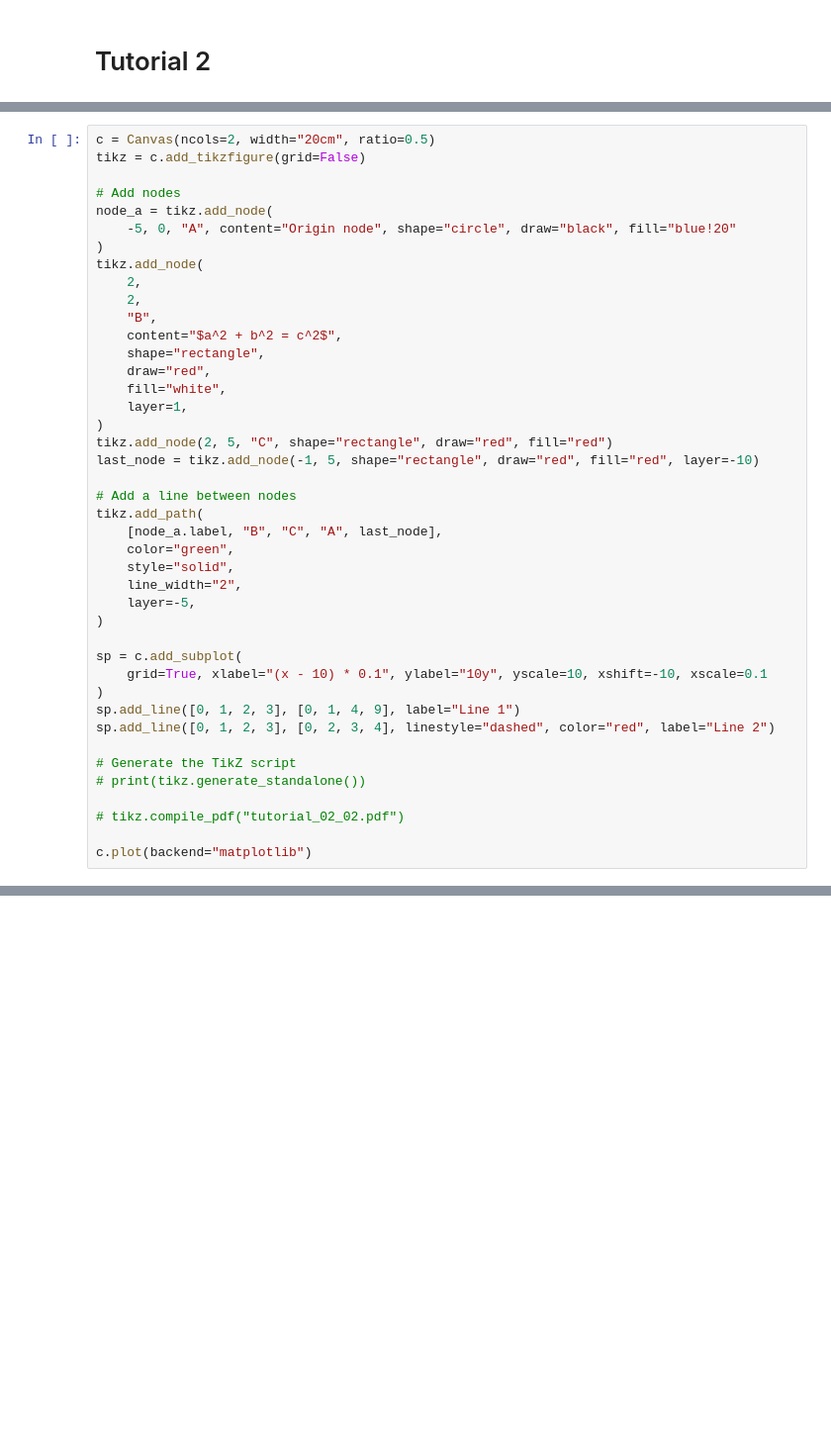
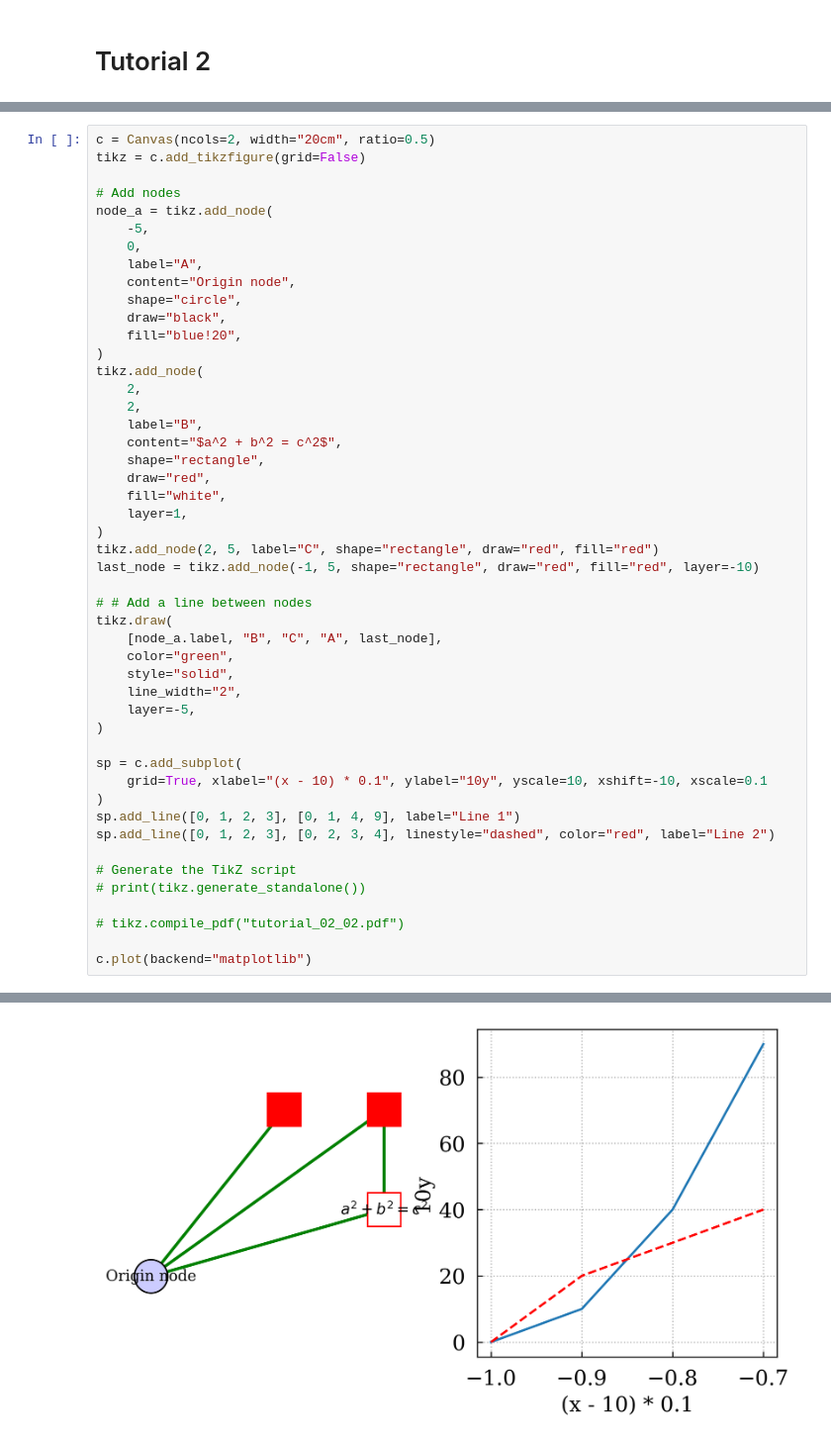
Before and after one commit to max-models/maxplotlib, a Jupyter notebook: tutorials/tutorial_02.ipynb, the cells around one changed output, grey strips where cells are left out. Shown at 99% size. Drawn from its saved outputs; the diff is of its cells as text; blank space fills up the shorter version.

```diff
--- a/tutorials/tutorial_02.ipynb
+++ b/tutorials/tutorial_02.ipynb
@@ -38,23 +41,29 @@ tikz = c.add_tikzfigure(grid=False)
 
 # Add nodes
 node_a = tikz.add_node(
-    -5, 0, "A", content="Origin node", shape="circle", draw="black", fill="blue!20"
+    -5,
+    0,
+    label="A",
+    content="Origin node",
+    shape="circle",
+    draw="black",
+    fill="blue!20",
 )
 tikz.add_node(
     2,
     2,
-    "B",
+    label="B",
     content="$a^2 + b^2 = c^2$",
     shape="rectangle",
     draw="red",
     fill="white",
     layer=1,
 )
-tikz.add_node(2, 5, "C", shape="rectangle", draw="red", fill="red")
+tikz.add_node(2, 5, label="C", shape="rectangle", draw="red", fill="red")
 last_node = tikz.add_node(-1, 5, shape="rectangle", draw="red", fill="red", layer=-10)
 
-# Add a line between nodes
-tikz.add_path(
+# # Add a line between nodes
+tikz.draw(
     [node_a.label, "B", "C", "A", last_node],
     color="green",
     style="solid",
@@ -74,3 +83,4 @@ sp.add_line([0, 1, 2, 3], [0, 2, 3, 4], linestyle="dashed", color="red", label="
 # tikz.compile_pdf("tutorial_02_02.pdf")
 
 c.plot(backend="matplotlib")
+# %% [output]
@@ -77,3 +108,4 @@ c.plot(backend="matplotlib")
+[figure, added]
 # %%
 c = Canvas(width=800, ratio=0.5)
 tikz = c.add_tikzfigure(grid=False)
```
Also changed, not shown: parts of 4 cells of this notebook, 9 other files.
